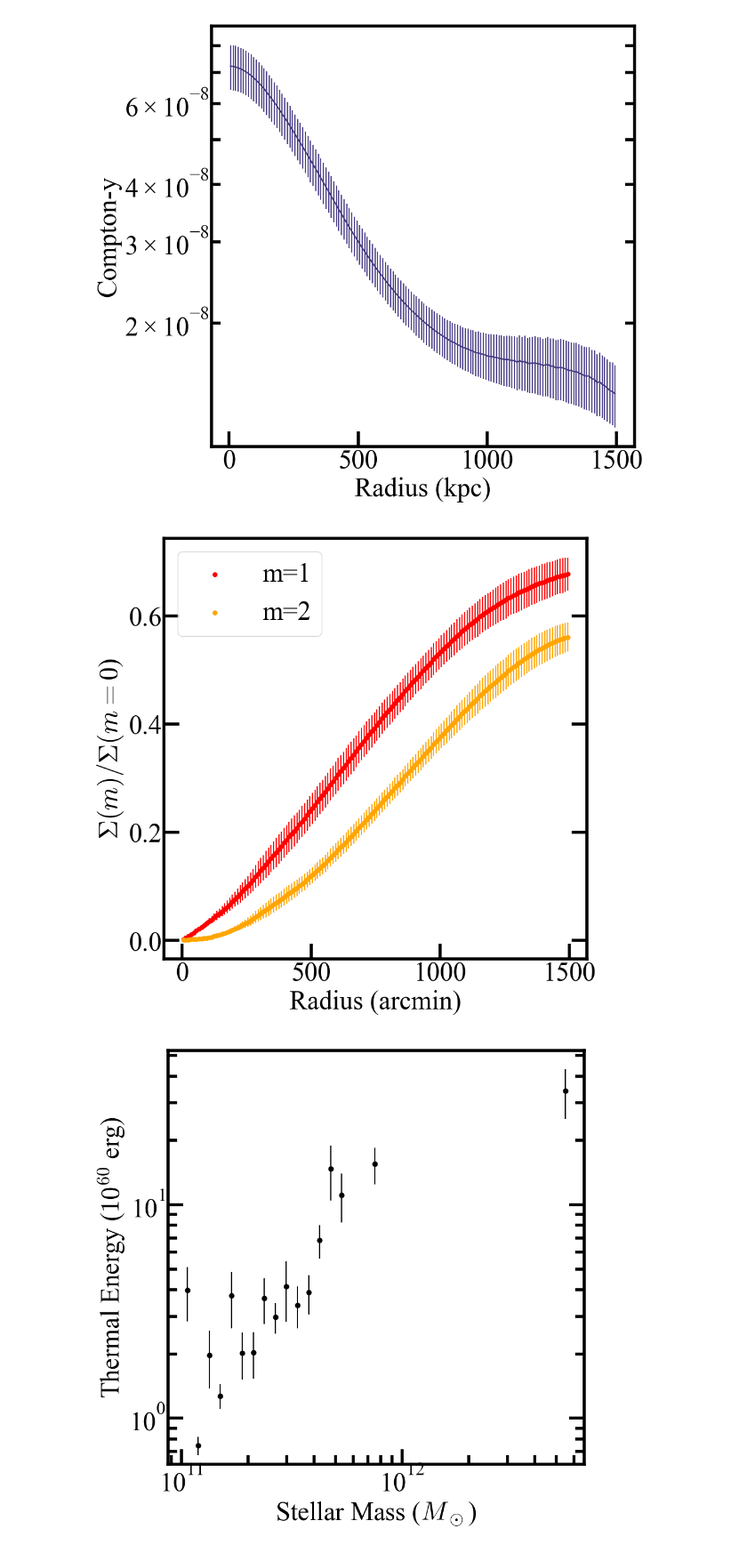
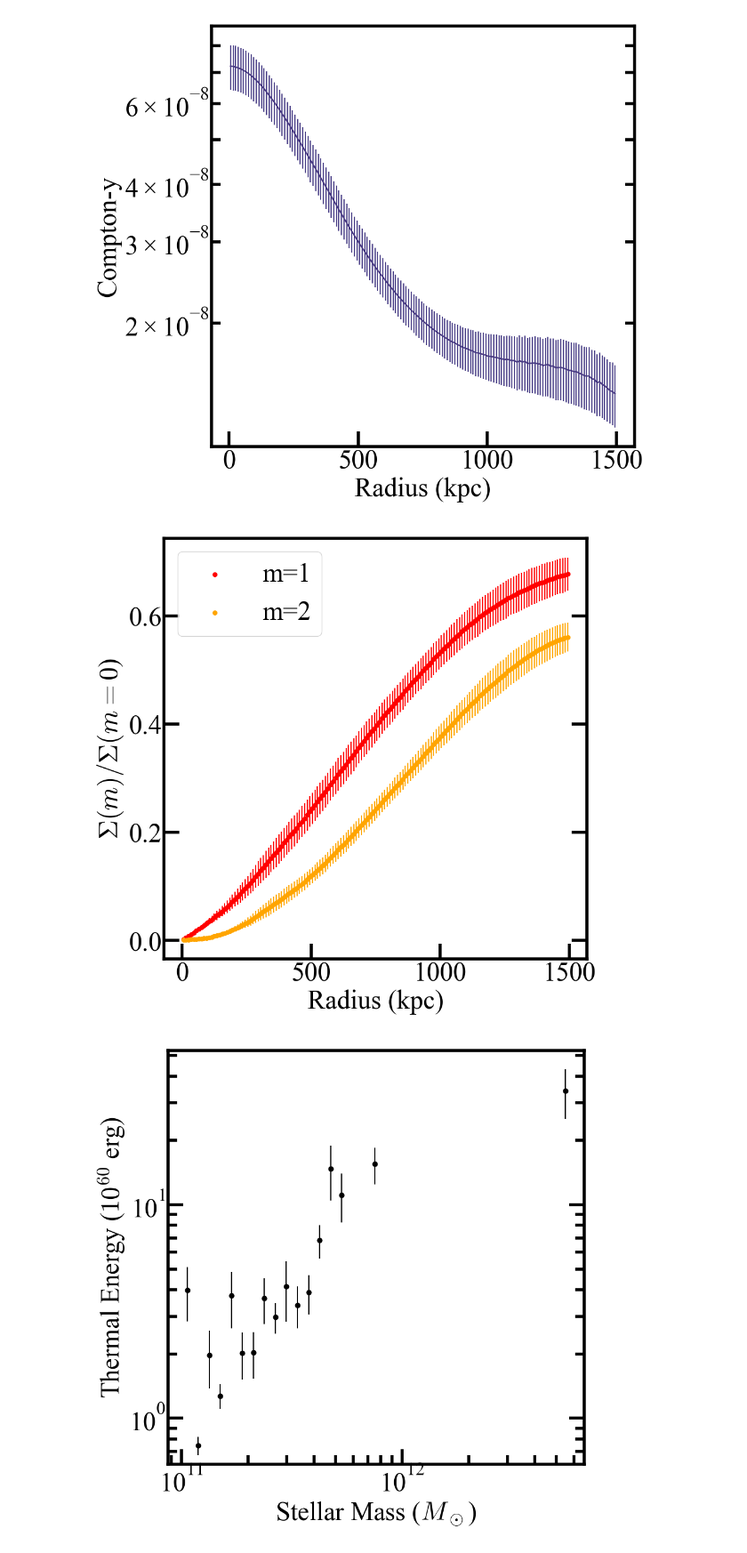
Before and after one commit to skylargrayson/RAFIKICGM, a Jupyter notebook: examples/Plotting_SZ_Results.ipynb, the cells around one changed output. Shown at 89% size. Cells and saved outputs as stored; diff of their text form; code cells hidden in the pictures.

```diff
--- a/examples/Plotting_SZ_Results.ipynb
+++ b/examples/Plotting_SZ_Results.ipynb
@@ -57,24 +56,23 @@ plt.show()
 # %%
 #-------------MOMENT PROFILES-------------#
 with h5py.File(data_file, 'r') as f:
     x_a = f['moment_profiles/radius'][:]
     y_a = f['moment_profiles/moment_1'][:]
     err_a = f['moment_profiles/m1_error'][:]
     y_b = f['moment_profiles/moment_2'][:]
     err_b = f['moment_profiles/m2_error'][:]
 
 plt.scatter(x_a, y_a,s=30,color = 'red',label = 'm=1')
 plt.errorbar(x_a, y_a[0:300],yerr = err_a,color = 'red',fmt ='none')
 plt.scatter(x_a, y_b[0:300],s=30,color = 'orange',label = 'm=2')
 plt.errorbar(x_a, y_b[0:300],yerr = err_b,color = 'orange',fmt ='none')
 plt.legend()
 #plt.xlim(0,10)
-plt.xlabel('Radius (arcmin)')
+plt.xlabel('Radius (kpc)')
 plt.ylabel('$\Sigma(m)/\Sigma(m=0$)')
-plt.savefig('momentprof.png')
 plt.show()
 # %% [output]
-[figure, old version]
+[figure, new version]
 # %%
 #-------------STELLAR MASS-THERMAL ENERGY-------------#
 with h5py.File(data_file, 'r') as f:
```
Also changed, not shown: parts of 4 cells of this notebook, 9 other files.
